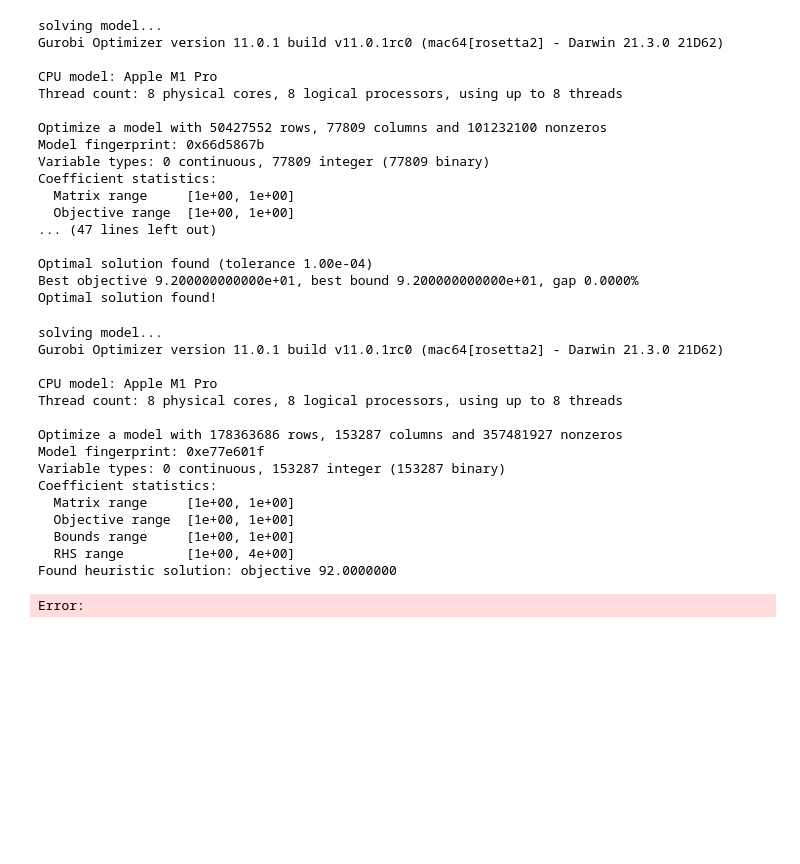
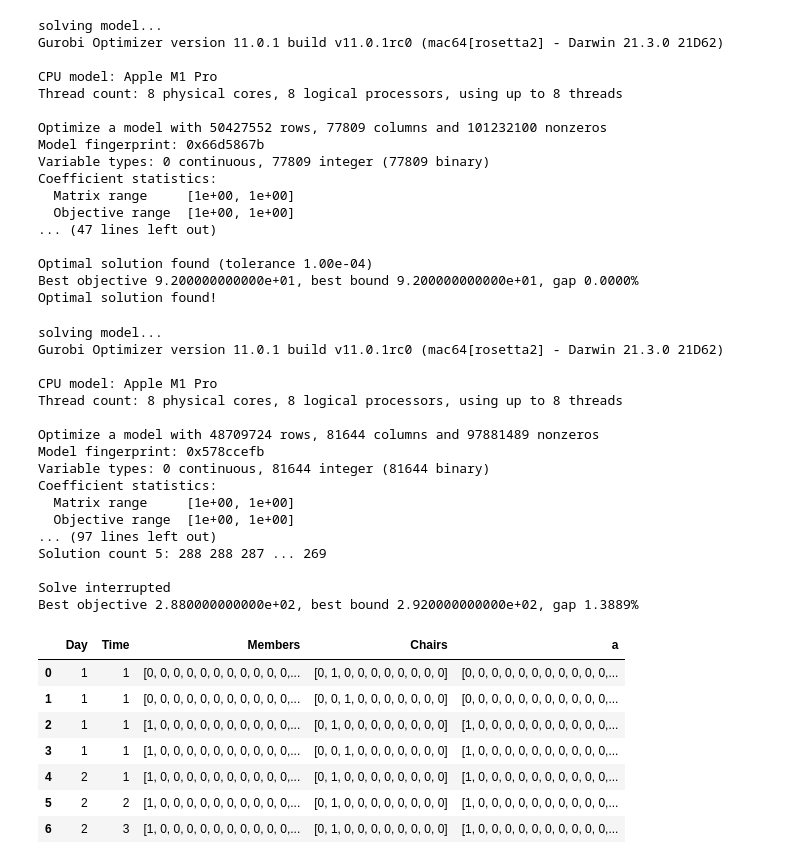
Before and after one commit to kevin51jiang/msci-435-project, a Jupyter notebook: yvone_strat.ipynb, the cells around one changed output. Saved outputs shown, nothing was run; the diff lists cells and outputs as text; code cells hidden in the pictures; blank space fills up the shorter version.

```diff
--- a/yvone_strat.ipynb
+++ b/yvone_strat.ipynb
@@ -9,7 +9,7 @@ import ast
 Column Generation from Pre-processed Data
 # %%
 def indices_to_list(indices, length):
-    return [1 if i in indices else 0 for i in range(length+1)][1:]
+    return [1 if i in indices else 0 for i in range(length)]
 # %%
 pre_data = pd.read_csv('combinations.tsv',sep='\t')
 pre_data['Chairs'] = pre_data['Chairs'].apply(ast.literal_eval)
@@ -176,7 +172,8 @@ Optimal solution found (tolerance 1.00e-04)
 Best objective 9.200000000000e+01, best bound 9.200000000000e+01, gap 0.0000%
 Optimal solution found!
 # %%
-m2 = maximize_meetings(data[data['h'] <= 1000],'sol_lt_1k')
+
+m = maximize_meetings(data[data['h'] % 200 == 0],'sol_mod_200')
 # %% [output]
 solving model...
 Gurobi Optimizer version 11.0.1 build v11.0.1rc0 (mac64[rosetta2] - Darwin 21.3.0 21D62)
@@ -184,13 +181,31 @@ Gurobi Optimizer version 11.0.1 build v11.0.1rc0 (mac64[rosetta2] - Darwin 21.3.
 CPU model: Apple M1 Pro
 Thread count: 8 physical cores, 8 logical processors, using up to 8 threads
 
-Optimize a model with 178363686 rows, 153287 columns and 357481927 nonzeros
-Model fingerprint: 0xe77e601f
-Variable types: 0 continuous, 153287 integer (153287 binary)
+Optimize a model with 48709724 rows, 81644 columns and 97881489 nonzeros
+Model fingerprint: 0x578ccefb
+Variable types: 0 continuous, 81644 integer (81644 binary)
 Coefficient statistics:
   Matrix range     [1e+00, 1e+00]
   Objective range  [1e+00, 1e+00]
-  Bounds range     [1e+00, 1e+00]
-  RHS range        [1e+00, 4e+00]
-Found heuristic solution: objective 92.0000000
+... (97 lines left out)
+Solution count 5: 288 288 287 ... 269
+
+Solve interrupted
+Best objective 2.880000000000e+02, best bound 2.920000000000e+02, gap 1.3889%
-Error:
+# %%
+baby_data = pd.read_csv('combinations2.tsv',sep='\t')
+baby_data['Chairs'] = baby_data['Chairs'].apply(ast.literal_eval)
+baby_data['Members'] = baby_data['Members'].apply(ast.literal_eval)
+baby_data['Chairs'] = baby_data['Chairs'].apply(lambda x: indices_to_list(x,10))
+baby_data['Members'] = baby_data['Members'].apply(lambda x: indices_to_list(x,30))
+baby_data['a'] = baby_data['Members'] + baby_data['Chairs']
+baby_data
+# %% [output]
+|  | Day | Time | Members | Chairs | a |
+| 0 | 1 | 1 | [0, 0, 0, 0, 0, 0, 0, 0, 0, 0, 0,... | [0, 1, 0, 0, 0, 0, 0, 0, 0, 0] | [0, 0, 0, 0, 0, 0, 0, 0, 0, 0, 0,... |
+| 1 | 1 | 1 | [0, 0, 0, 0, 0, 0, 0, 0, 0, 0, 0,... | [0, 0, 1, 0, 0, 0, 0, 0, 0, 0] | [0, 0, 0, 0, 0, 0, 0, 0, 0, 0, 0,... |
+| 2 | 1 | 1 | [1, 0, 0, 0, 0, 0, 0, 0, 0, 0, 0,... | [0, 1, 0, 0, 0, 0, 0, 0, 0, 0] | [1, 0, 0, 0, 0, 0, 0, 0, 0, 0, 0,... |
+| 3 | 1 | 1 | [1, 0, 0, 0, 0, 0, 0, 0, 0, 0, 0,... | [0, 0, 1, 0, 0, 0, 0, 0, 0, 0] | [1, 0, 0, 0, 0, 0, 0, 0, 0, 0, 0,... |
+| 4 | 2 | 1 | [1, 0, 0, 0, 0, 0, 0, 0, 0, 0, 0,... | [0, 1, 0, 0, 0, 0, 0, 0, 0, 0] | [1, 0, 0, 0, 0, 0, 0, 0, 0, 0, 0,... |
+| 5 | 2 | 2 | [1, 0, 0, 0, 0, 0, 0, 0, 0, 0, 0,... | [0, 1, 0, 0, 0, 0, 0, 0, 0, 0] | [1, 0, 0, 0, 0, 0, 0, 0, 0, 0, 0,... |
+| 6 | 2 | 3 | [1, 0, 0, 0, 0, 0, 0, 0, 0, 0, 0,... | [0, 1, 0, 0, 0, 0, 0, 0, 0, 0] | [1, 0, 0, 0, 0, 0, 0, 0, 0, 0, 0,... |
```
Also changed, not shown: parts of 5 cells of this notebook, 4 other files.
